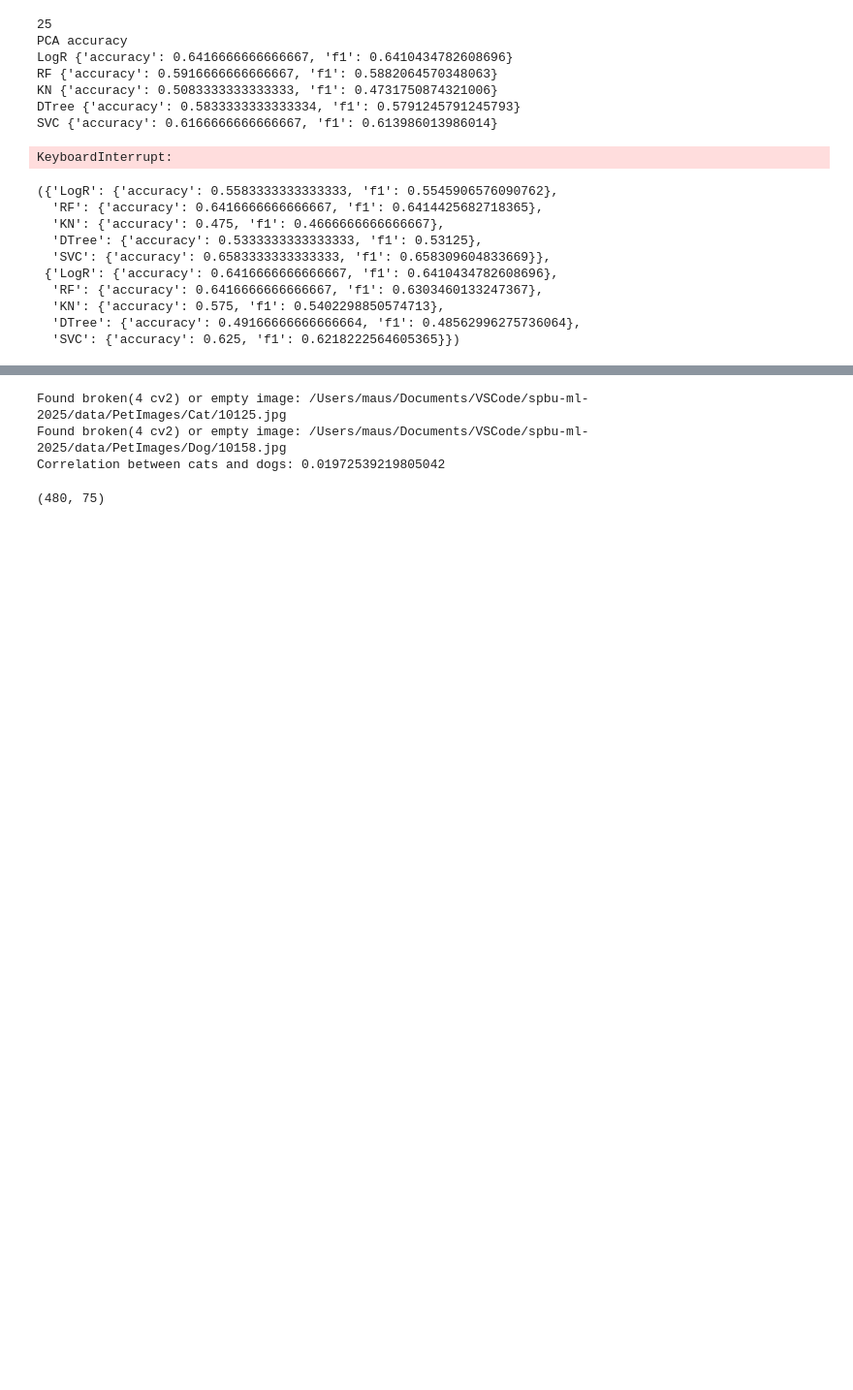
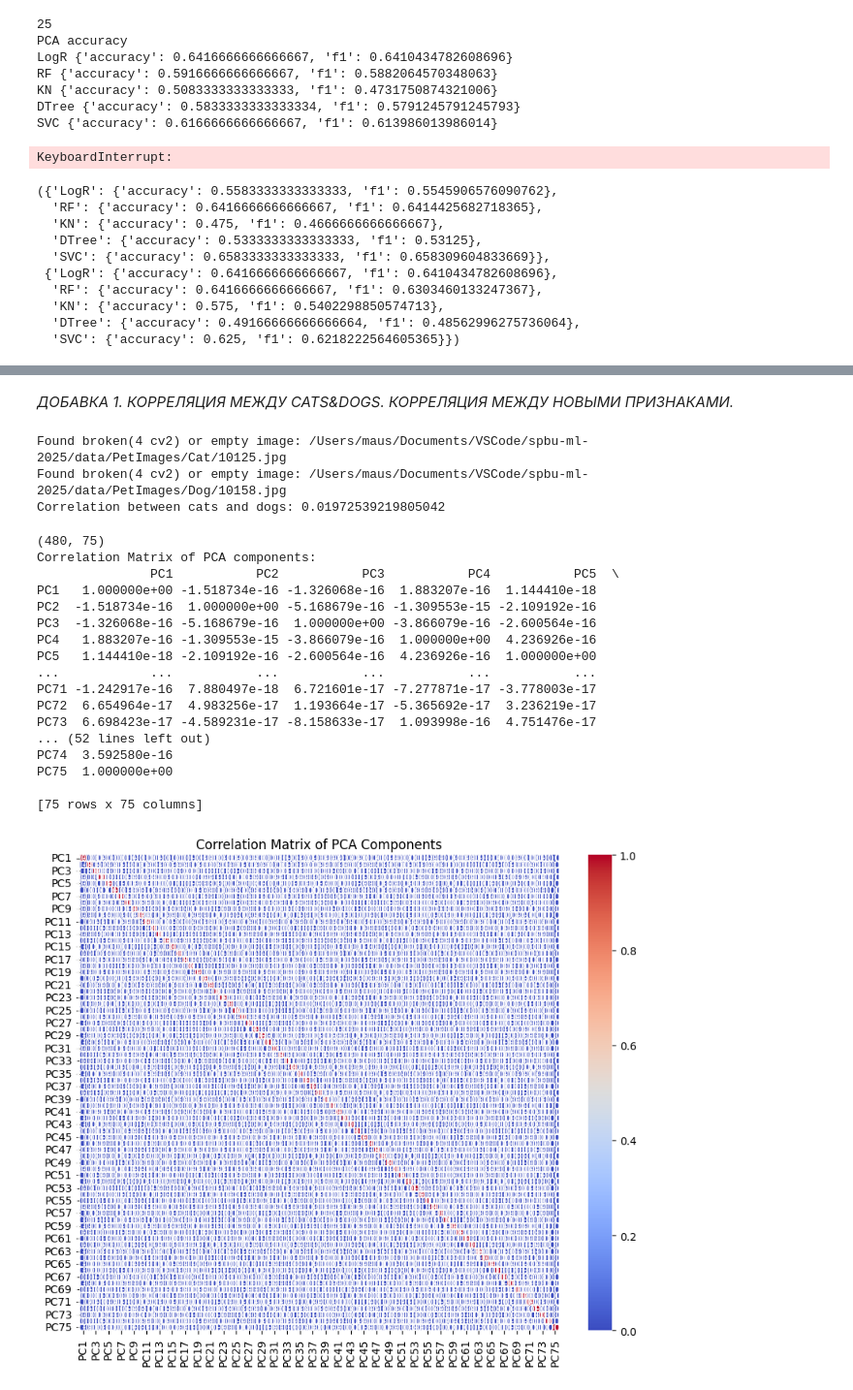
Before and after one commit to Mauzec/spbu_ml_2025, a Jupyter notebook: homeworks/ex2-dimentionality/diment.ipynb, the cells around one changed output, grey strips where cells are left out. Shown at 97% size. Drawn from its saved outputs; the diff is of its cells as text; code cells hidden in the pictures; blank space fills up the shorter version.

```diff
--- a/homeworks/ex2-dimentionality/diment.ipynb
+++ b/homeworks/ex2-dimentionality/diment.ipynb
@@ -380,3 +383,5 @@ results_metrics_original, results_metrics_pca
+# %% [markdown]
+*ДОБАВКА 1. КОРРЕЛЯЦИЯ МЕЖДУ CATS&DOGS. КОРРЕЛЯЦИЯ МЕЖДУ НОВЫМИ ПРИЗНАКАМИ.*
 # %%
 cats = get_images(f'{directory}/Cat', limit=300, resize=(resize,resize))
 dogs = get_images(f'{directory}/Dog', limit=300, resize=(resize,resize))
@@ -396,7 +401,35 @@ Correlation between cats and dogs: 0.01972539219805042
 # %%
 pca = PCA(n_components=75,whiten=True)
 X_train_pca = pca.fit_transform(X_train_scaled)
 print(X_train_pca.shape)
 df_pca = pd.DataFrame(X_train_pca, columns=[f'PC{i+1}' for i in range(X_train_pca.shape[1])])
+corr_matrix = df_pca.corr()
+
+print("Correlation Matrix of PCA components:")
+print(corr_matrix)
+import seaborn as sns
+import matplotlib.pyplot as plt
+
+plt.figure(figsize=(10, 8))
+sns.heatmap(corr_matrix, annot=True, cmap='coolwarm', fmt=".2f")
+plt.title("Correlation Matrix of PCA Components")
+plt.show()
 # %% [output]
 (480, 75)
+Correlation Matrix of PCA components:
+               PC1           PC2           PC3           PC4           PC5  \
+PC1   1.000000e+00 -1.518734e-16 -1.326068e-16  1.883207e-16  1.144410e-18
+PC2  -1.518734e-16  1.000000e+00 -5.168679e-16 -1.309553e-15 -2.109192e-16
+PC3  -1.326068e-16 -5.168679e-16  1.000000e+00 -3.866079e-16 -2.600564e-16
+PC4   1.883207e-16 -1.309553e-15 -3.866079e-16  1.000000e+00  4.236926e-16
+PC5   1.144410e-18 -2.109192e-16 -2.600564e-16  4.236926e-16  1.000000e+00
+...            ...           ...           ...           ...           ...
+PC71 -1.242917e-16  7.880497e-18  6.721601e-17 -7.277871e-17 -3.778003e-17
+PC72  6.654964e-17  4.983256e-17  1.193664e-17 -5.365692e-17  3.236219e-17
+PC73  6.698423e-17 -4.589231e-17 -8.158633e-17  1.093998e-16  4.751476e-17
+... (52 lines left out)
+PC74  3.592580e-16
+PC75  1.000000e+00
+
+[75 rows x 75 columns]
+[figure, added]
```
Also changed, not shown: parts of 6 cells of this notebook.
